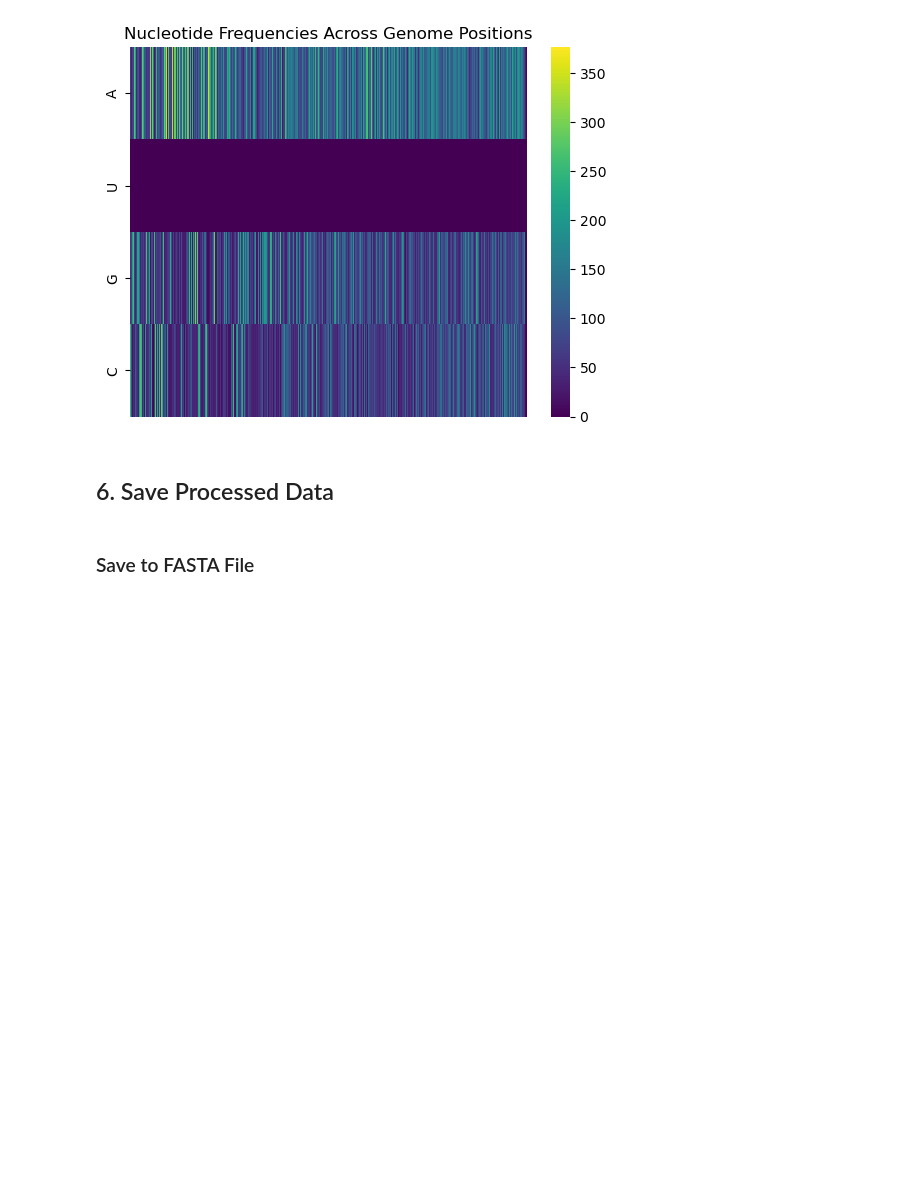
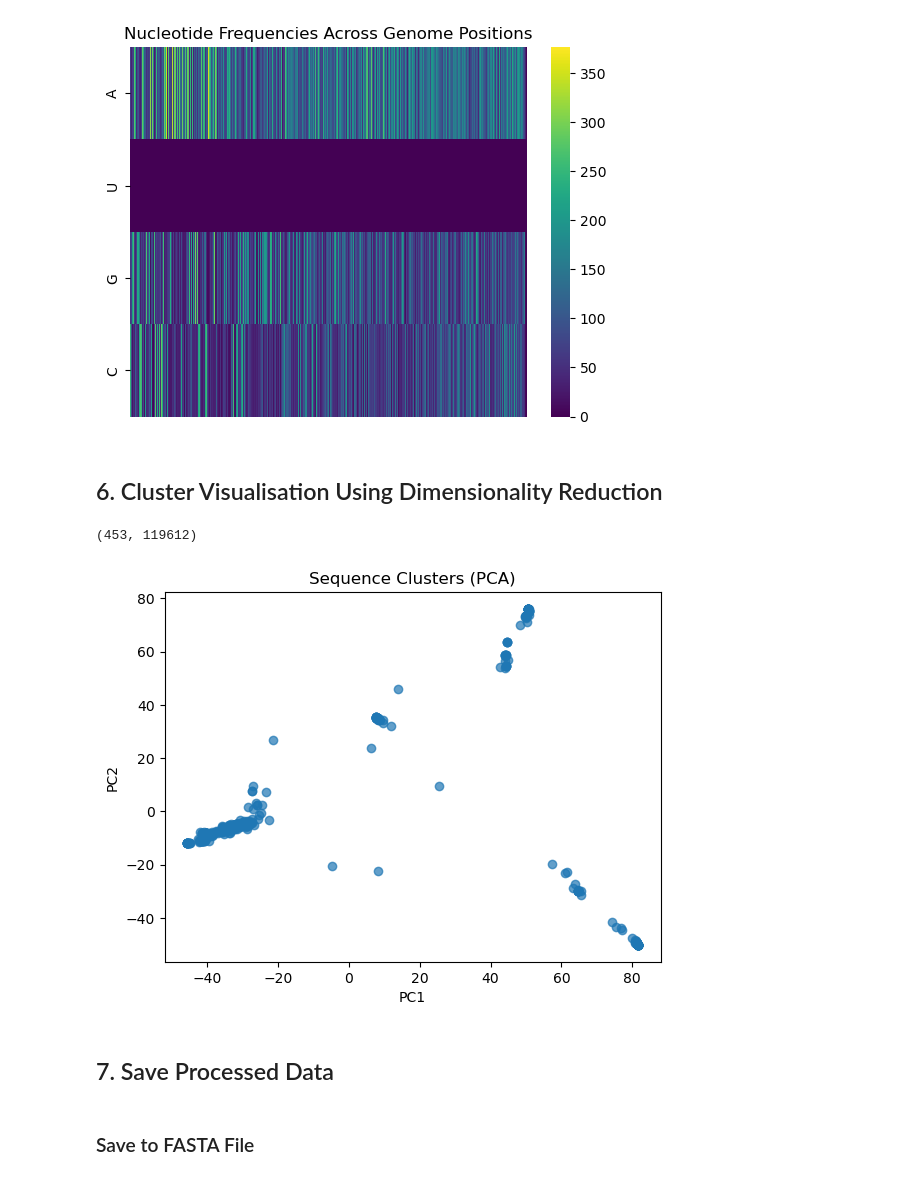
Before and after one commit to h-sellak/Cas13Hunter, a Jupyter notebook: notebooks/01_data_preprocessing.ipynb, the cells around one changed output. Saved outputs shown, nothing was run; the diff lists cells and outputs as text; code cells hidden in the pictures; blank space fills up the shorter version.

```diff
--- a/notebooks/01_data_preprocessing.ipynb
+++ b/notebooks/01_data_preprocessing.ipynb
@@ -290,5 +292,47 @@ plt.show()
+# %% [markdown]
+## 6. Cluster Visualisation Using Dimensionality Reduction
+# %%
+import numpy as np
+
+# Convert sequences to a one-hot encoded format
+def one_hot_encode(seq):
+    encoding = []
+    for base in seq:
+        if base == "A":
+            encoding.append([1, 0, 0, 0])
+        elif base == "U":
+            encoding.append([0, 1, 0, 0])
+        elif base == "G":
+            encoding.append([0, 0, 1, 0])
+        elif base == "C":
+            encoding.append([0, 0, 0, 1])
+        else:
+            encoding.append([0, 0, 0, 0])  # For ambiguous bases
+    return np.array(encoding).flatten()
+
+# One-hot encode all sequences
+encoded_sequences = np.array([one_hot_encode(str(record.seq)) for record in padded_sequences])
+print(encoded_sequences.shape)
+# %% [output]
+(453, 119612)
+# %%
+from sklearn.decomposition import PCA
+from sklearn.manifold import TSNE
+
+# Apply dimensionality reduction (e.g., PCA)
+pca = PCA(n_components=2)
+reduced_data = pca.fit_transform(encoded_sequences)
+
+# Visualize clusters
+plt.scatter(reduced_data[:, 0], reduced_data[:, 1], alpha=0.7)
+plt.title("Sequence Clusters (PCA)")
+plt.xlabel("PC1")
+plt.ylabel("PC2")
+plt.show()
+# %% [output]
+[figure, added]
 # %% [markdown]
-## 6. Save Processed Data
+## 7. Save Processed Data
 # %% [markdown]
 ### Save to FASTA File
 # %%
```
Also changed, not shown: parts of 3 cells of this notebook.
